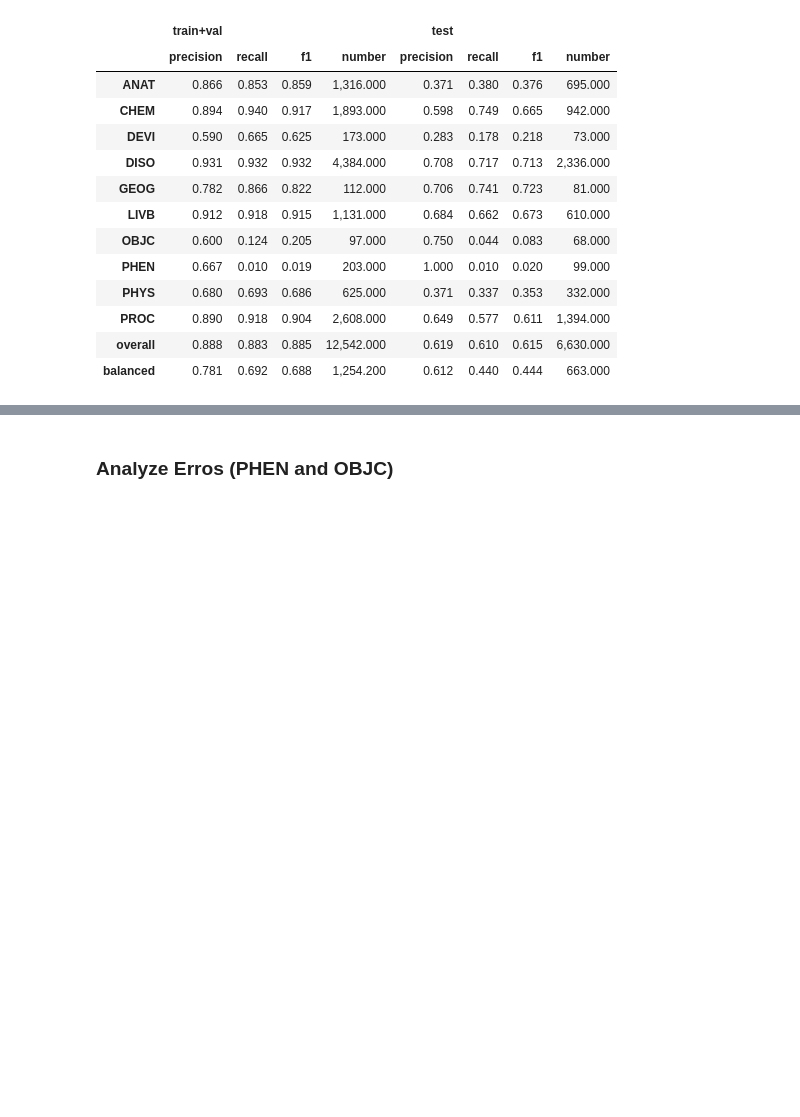
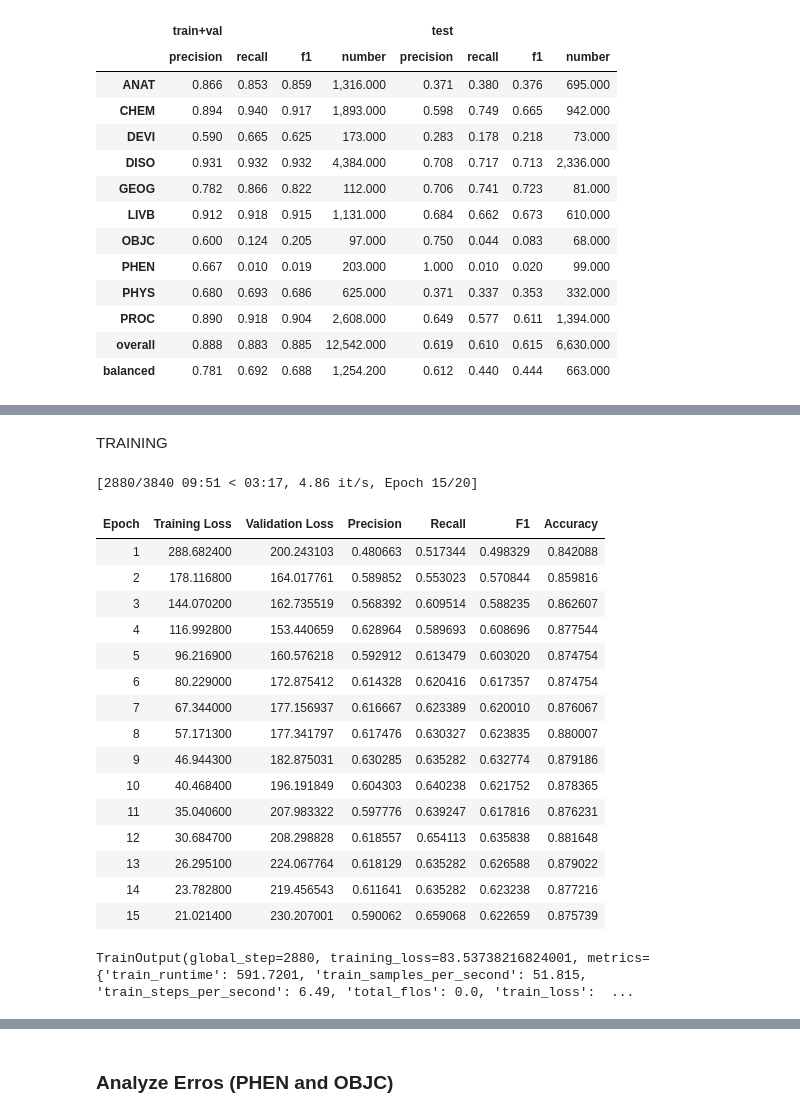
Before and after one commit to ykacer/Medical_NLP_Case_Study, a Jupyter notebook: quaero.ipynb, the cells around one changed output, grey strips where cells are left out. Cells and saved outputs as stored; diff of their text form; code cells hidden in the pictures; blank space fills up the shorter version.

```diff
--- a/quaero.ipynb
+++ b/quaero.ipynb
@@ -429,0 +446,2 @@ df_metrics
+# %% [markdown]
+TRAINING
@@ -429,0 +510,58 @@ df_metrics
+# %%
+data_collator_crf = DataCollatorForTokenClassification(tokenizer=tokenizer, label_pad_token_id=0)
+# %%
+learning_rate=1e-5
+epochs=20
+
+args_crf = TrainingArguments(
+    output_dir='/tmp',
+    evaluation_strategy = "epoch",
+    logging_strategy = "epoch",
+    save_strategy='epoch',
+    logging_steps = 1,
+    learning_rate=learning_rate,
+    per_device_train_batch_size=8,
+    per_device_eval_batch_size=8,
+    num_train_epochs=epochs,
+    weight_decay=0.01,
+    seed=0,
+    data_seed=0,
+    metric_for_best_model="f1",
+    greater_is_better=True,
+    load_best_model_at_end=True
+)
+# %%
+def model_crf_init():
+    return AutoModelCrfForTokenClassification(len(label_names))
+
+trainer_crf = Trainer(
+    model_init=model_crf_init,
+    args=args_crf,
+    train_dataset=ds_train,
+    eval_dataset=ds_val,
+    data_collator=data_collator_crf,
+    tokenizer=tokenizer,
+    compute_metrics=compute_ner_metrics,
+    callbacks = [EarlyStoppingCallback(early_stopping_patience=3)]
+)
+# %%
+trainer_crf.train()
+# %% [output]
+[2880/3840 09:51 < 03:17, 4.86 it/s, Epoch 15/20]
+| Epoch | Training Loss | Validation Loss | Precision | Recall | F1 | Accuracy |
+| 1 | 288.682400 | 200.243103 | 0.480663 | 0.517344 | 0.498329 | 0.842088 |
+| 2 | 178.116800 | 164.017761 | 0.589852 | 0.553023 | 0.570844 | 0.859816 |
+| 3 | 144.070200 | 162.735519 | 0.568392 | 0.609514 | 0.588235 | 0.862607 |
+| 4 | 116.992800 | 153.440659 | 0.628964 | 0.589693 | 0.608696 | 0.877544 |
+| 5 | 96.216900 | 160.576218 | 0.592912 | 0.613479 | 0.603020 | 0.874754 |
+| 6 | 80.229000 | 172.875412 | 0.614328 | 0.620416 | 0.617357 | 0.874754 |
+| 7 | 67.344000 | 177.156937 | 0.616667 | 0.623389 | 0.620010 | 0.876067 |
+| 8 | 57.171300 | 177.341797 | 0.617476 | 0.630327 | 0.623835 | 0.880007 |
+| 9 | 46.944300 | 182.875031 | 0.630285 | 0.635282 | 0.632774 | 0.879186 |
+| 10 | 40.468400 | 196.191849 | 0.604303 | 0.640238 | 0.621752 | 0.878365 |
+| 11 | 35.040600 | 207.983322 | 0.597776 | 0.639247 | 0.617816 | 0.876231 |
+| 12 | 30.684700 | 208.298828 | 0.618557 | 0.654113 | 0.635838 | 0.881648 |
+| 13 | 26.295100 | 224.067764 | 0.618129 | 0.635282 | 0.626588 | 0.879022 |
+| 14 | 23.782800 | 219.456543 | 0.611641 | 0.635282 | 0.623238 | 0.877216 |
+| 15 | 21.021400 | 230.207001 | 0.590062 | 0.659068 | 0.622659 | 0.875739 |
+TrainOutput(global_step=2880, training_loss=83.53738216824001, metrics={'train_runtime': 591.7201, 'train_samples_per_second': 51.815, 'train_steps_per_second': 6.49, 'total_flos': 0.0, 'train_loss':  ...
```
Also changed, not shown: parts of 47 cells of this notebook.
